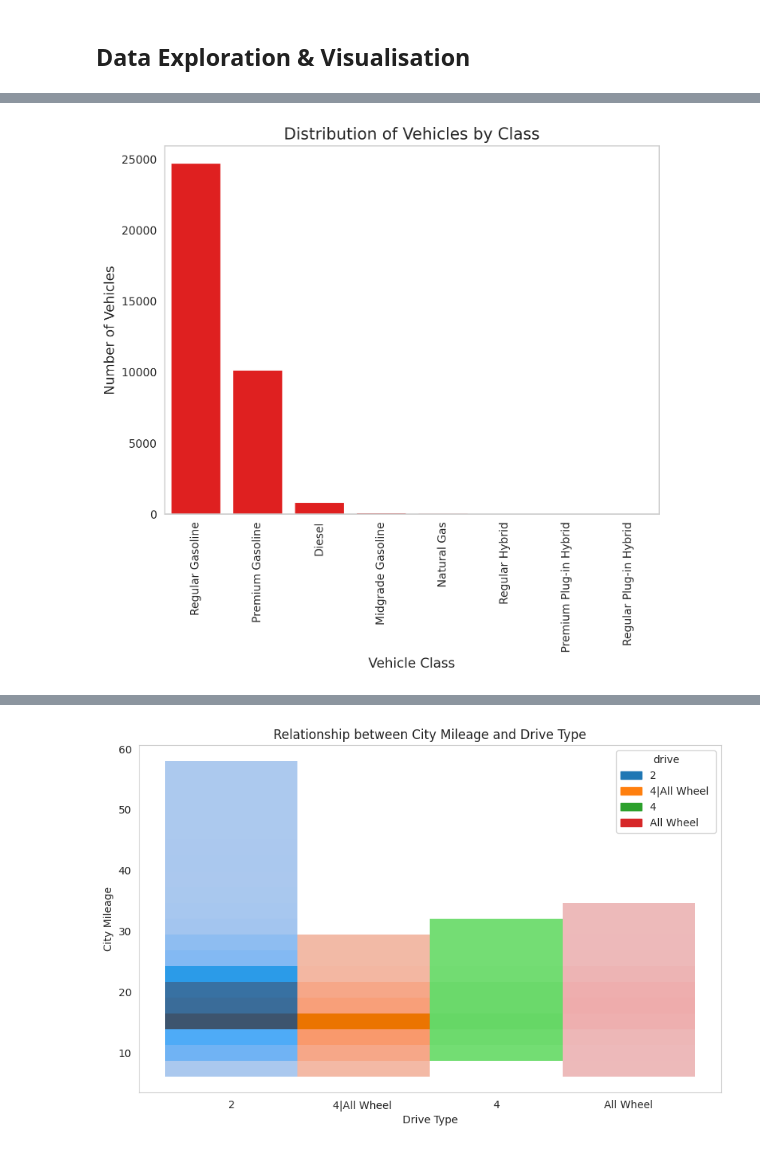
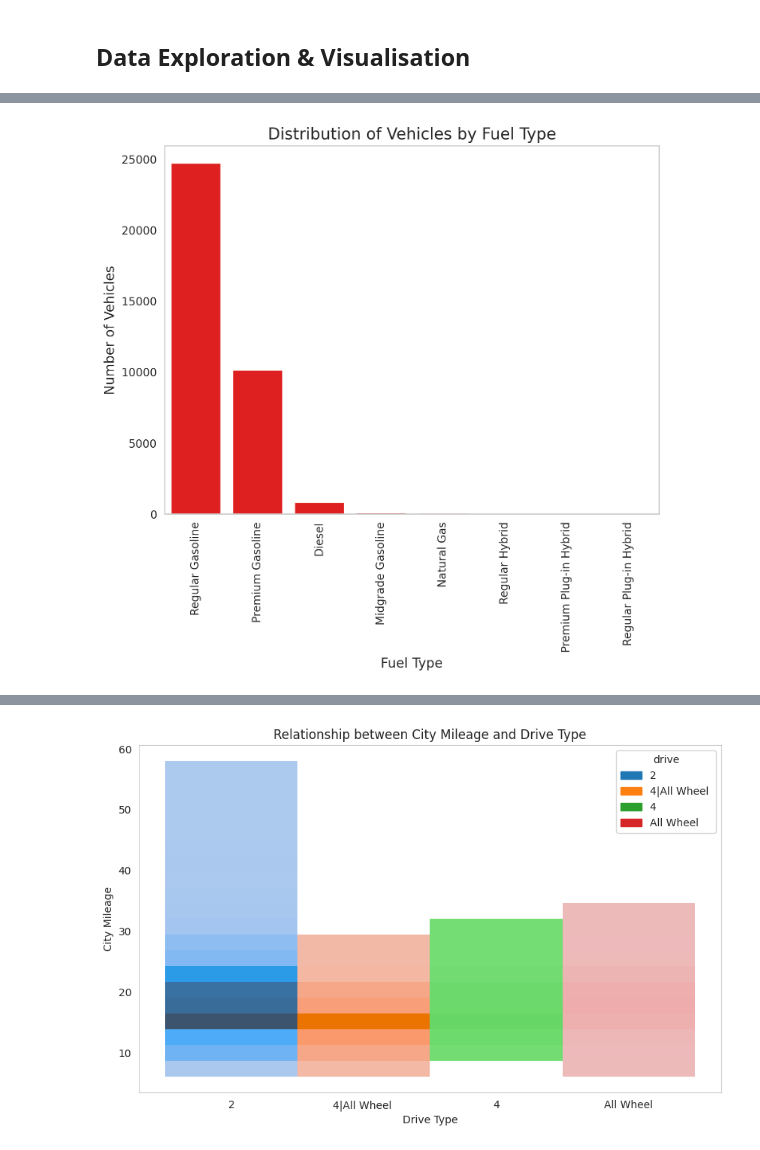
Before and after one commit to awol380/Machine-Learning-2410-Assignment, a Jupyter notebook: Phase_1.ipynb, the cells around one changed output, grey strips where cells are left out. Drawn from its saved outputs; the diff is of its cells as text; code cells hidden in the pictures.

```diff
--- a/Phase_1.ipynb
+++ b/Phase_1.ipynb
@@ -532,13 +548,13 @@ plt.show()
 # %%
 #visualisation 4: 1 Variable Plot - Creating bar chart to show proportions of fuel types
 plt.figure(figsize=(8, 6))
 fuel_type = data['fuel_type_1'].value_counts()
 sns.barplot(x=fuel_type.index, y=fuel_type.values, color='red')
 plt.xticks(rotation=90)
-plt.title('Distribution of Vehicles by Class')
-plt.xlabel('Vehicle Class')
+plt.title('Distribution of Vehicles by Fuel Type')
+plt.xlabel('Fuel Type')
 plt.ylabel('Number of Vehicles')
 sns.set_style("whitegrid", {'axes.grid' : False})
 plt.show()
 # %% [output]
-[figure, old version]
+[figure, new version]
```
Also changed, not shown: parts of 13 cells of this notebook.
